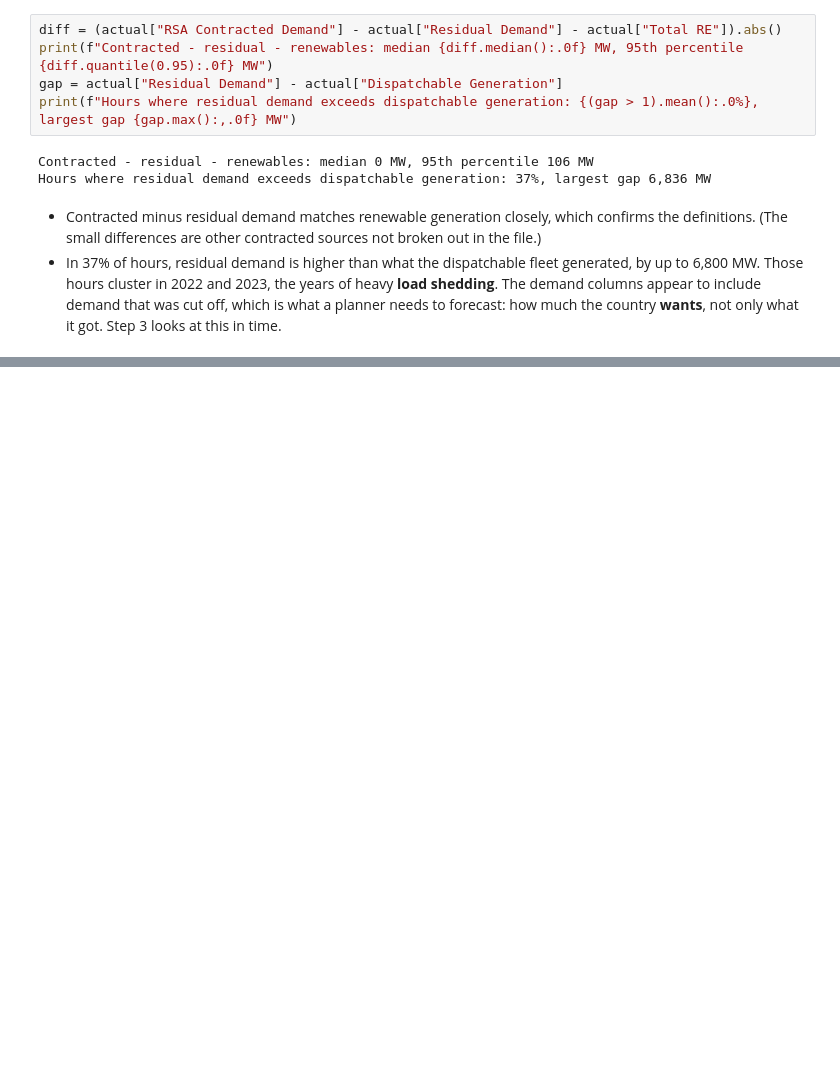
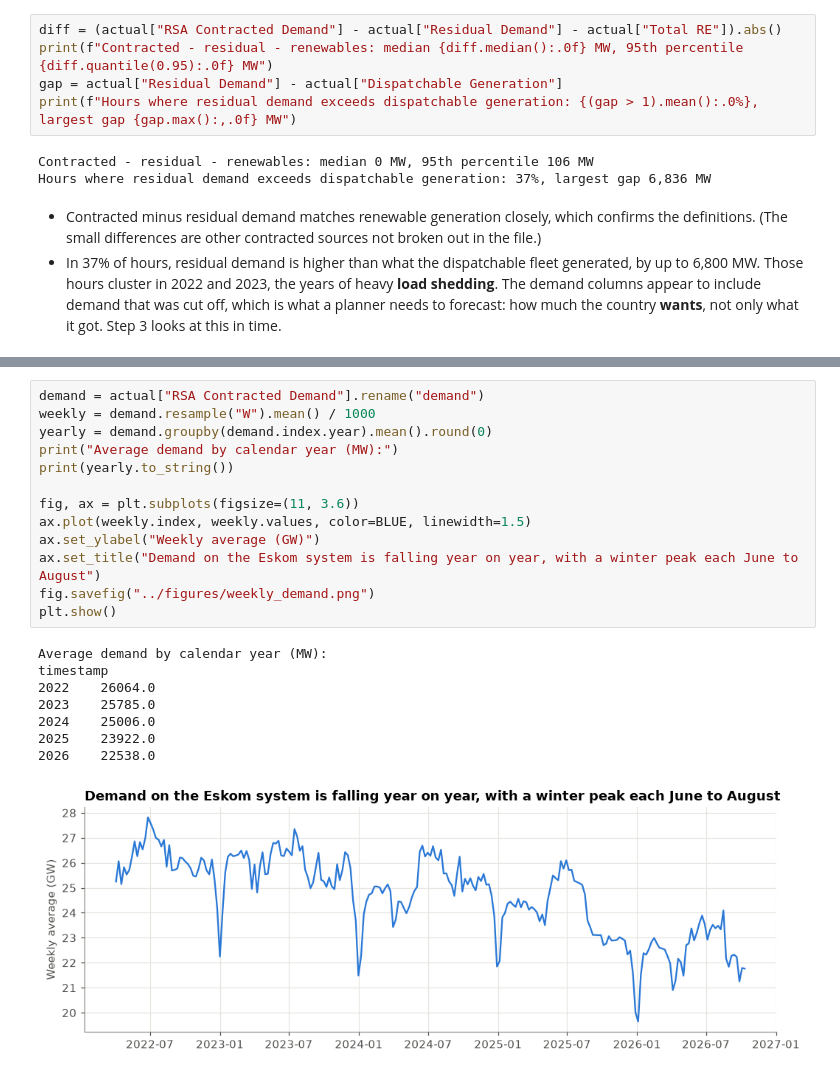
Before and after one commit to vusumuzinkosi/eskom-demand-forecasting, a Jupyter notebook: notebooks/01_explore.ipynb, the cells around one changed output, grey strips where cells are left out. Saved outputs shown, nothing was run; the diff lists cells and outputs as text; blank space fills up the shorter version.

```diff
--- a/notebooks/01_explore.ipynb
+++ b/notebooks/01_explore.ipynb
@@ -118,0 +165,22 @@ Hours where residual demand exceeds dispatchable generation: 37%, largest gap 6,
+# %%
+demand = actual["RSA Contracted Demand"].rename("demand")
+weekly = demand.resample("W").mean() / 1000
+yearly = demand.groupby(demand.index.year).mean().round(0)
+print("Average demand by calendar year (MW):")
+print(yearly.to_string())
+
+fig, ax = plt.subplots(figsize=(11, 3.6))
+ax.plot(weekly.index, weekly.values, color=BLUE, linewidth=1.5)
+ax.set_ylabel("Weekly average (GW)")
+ax.set_title("Demand on the Eskom system is falling year on year, with a winter peak each June to August")
+fig.savefig("../figures/weekly_demand.png")
+plt.show()
+# %% [output]
+Average demand by calendar year (MW):
+timestamp
+2022    26064.0
+2023    25785.0
+2024    25006.0
+2025    23922.0
+2026    22538.0
+[figure, added]
```
Also changed, not shown: parts of 17 cells of this notebook, 5 other files.
